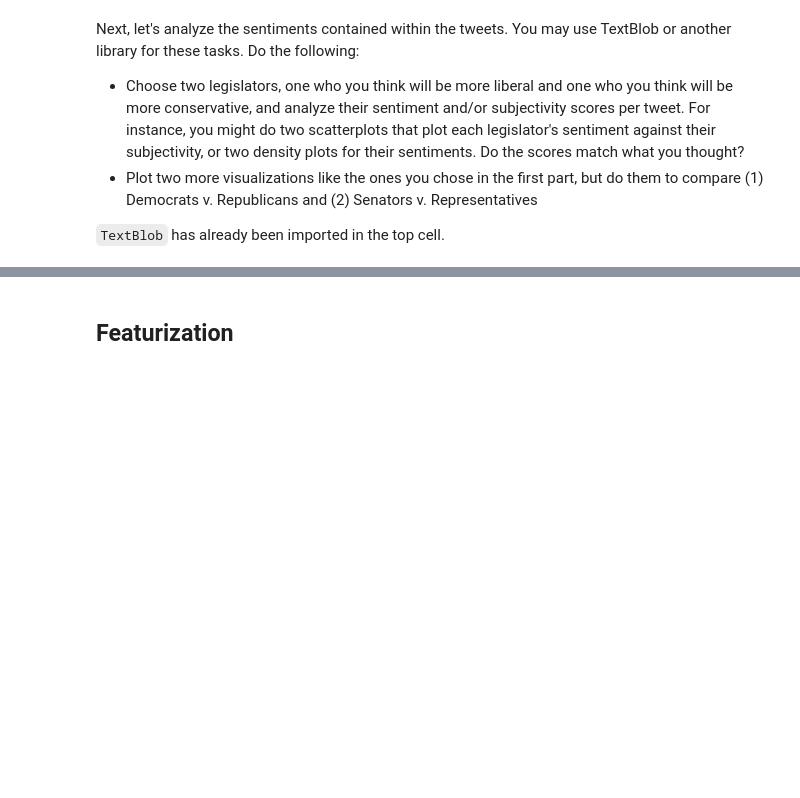
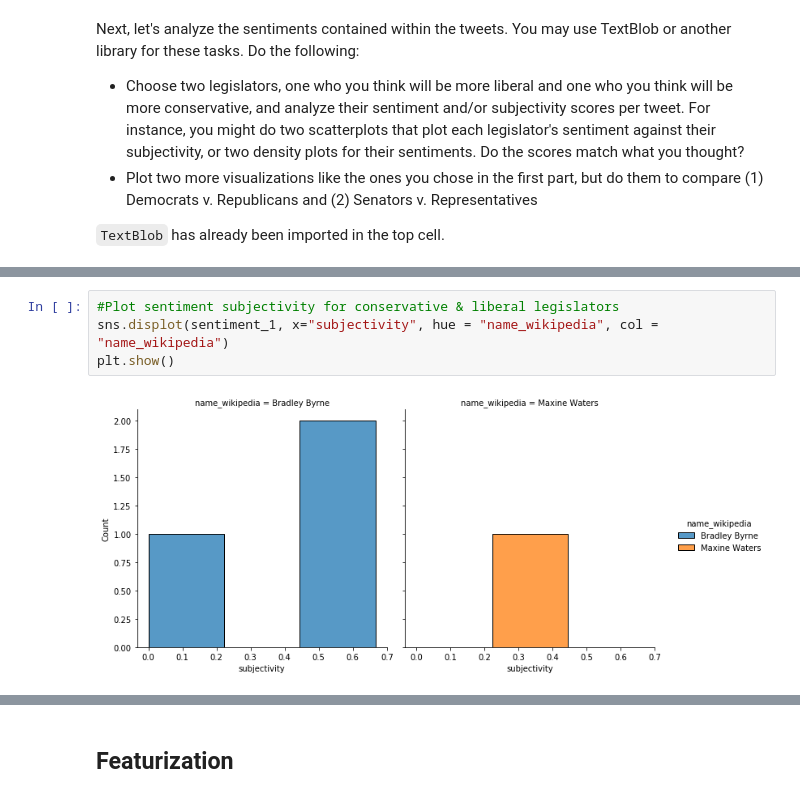
Before and after one commit to paulbsalamanca/CSS-Project-5-Team-6-Spring-2021, a Jupyter notebook: Project 5 Student.ipynb, the cells around one changed output, grey strips where cells are left out. Saved outputs shown, nothing was run; the diff lists cells and outputs as text; blank space fills up the shorter version.

```diff
--- a/Project 5 Student.ipynb
+++ b/Project 5 Student.ipynb
@@ -414,0 +457,6 @@ plt.show()
+# %%
+#Plot sentiment subjectivity for conservative & liberal legislators
+sns.displot(sentiment_1, x="subjectivity", hue = "name_wikipedia", col = "name_wikipedia")
+plt.show()
+# %% [output]
+[figure, added]
```
Also changed, not shown: parts of 24 cells of this notebook, 1 other file.
